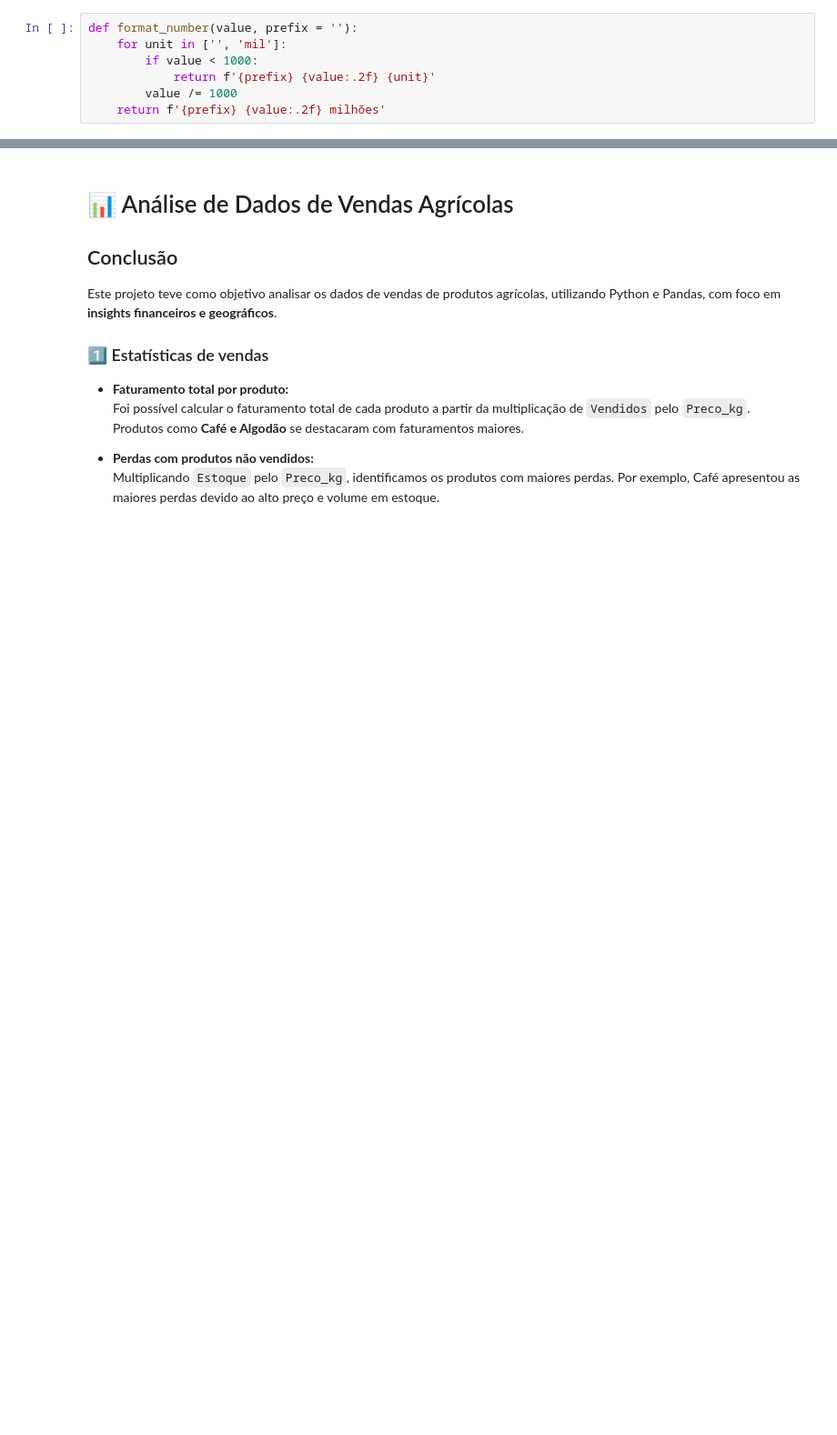
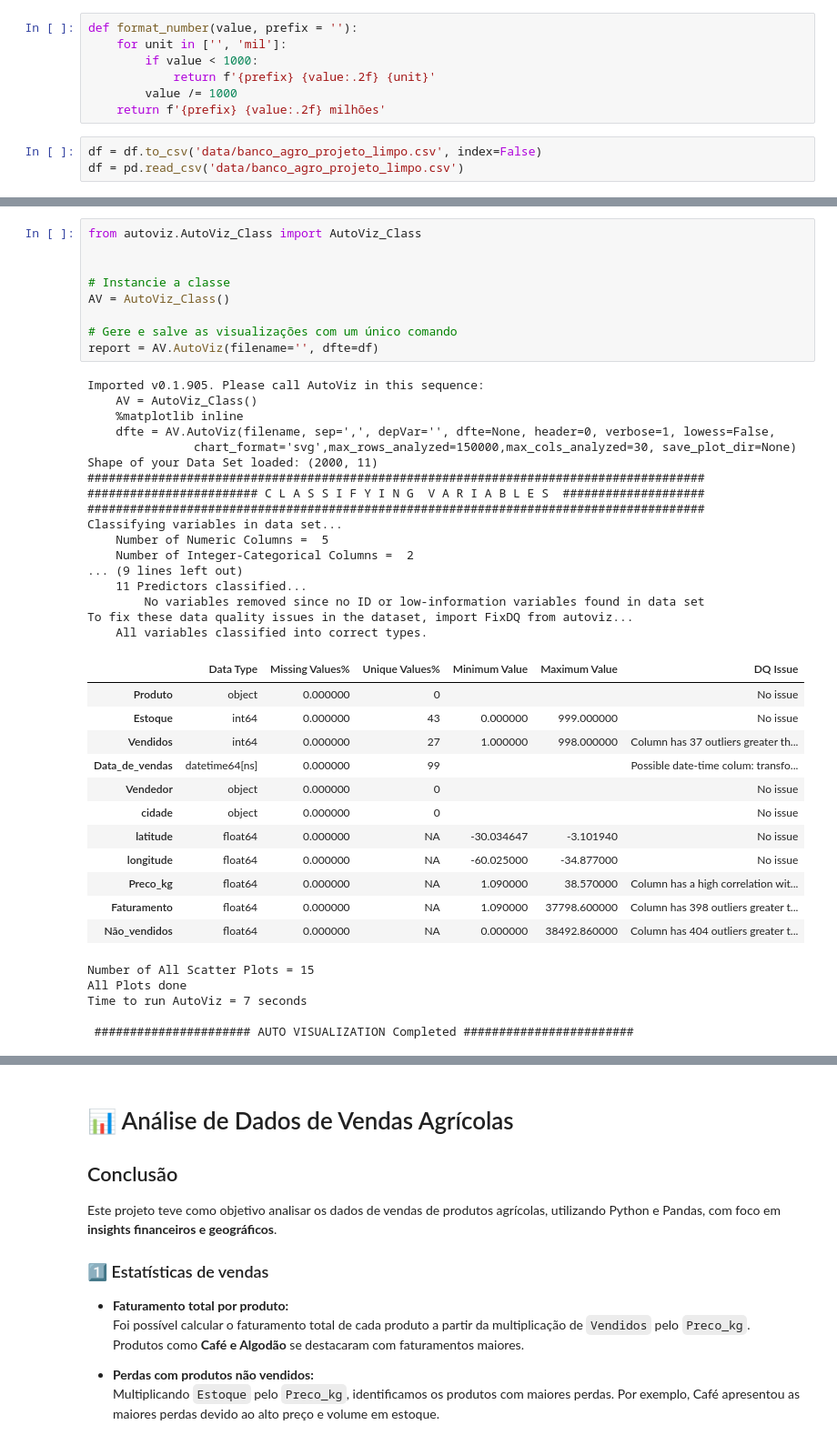
Before and after one commit to DONkay-007/Analise_Completa, a Jupyter notebook: calculations.ipynb, the cells around one changed output, grey strips where cells are left out. Shown: that part at 91% size. Cells and saved outputs as stored; diff of their text form; blank space fills up the shorter version.

Commit message:
Finalizando o projeto

```diff
--- a/calculations.ipynb
+++ b/calculations.ipynb
@@ -459,3 +485,6 @@ def format_number(value, prefix = ''):
             return f'{prefix} {value:.2f} {unit}'
         value /= 1000
     return f'{prefix} {value:.2f} milhões'
+# %%
+df = df.to_csv('data/banco_agro_projeto_limpo.csv', index=False)
+df = pd.read_csv('data/banco_agro_projeto_limpo.csv')
@@ -461,0 +506,44 @@ def format_number(value, prefix = ''):
+# %%
+from autoviz.AutoViz_Class import AutoViz_Class
+
+
+# Instancie a classe
+AV = AutoViz_Class()
+
+# Gere e salve as visualizações com um único comando
+report = AV.AutoViz(filename='', dfte=df)
+# %% [output]
+Imported v0.1.905. Please call AutoViz in this sequence:
+    AV = AutoViz_Class()
+    %matplotlib inline
+    dfte = AV.AutoViz(filename, sep=',', depVar='', dfte=None, header=0, verbose=1, lowess=False,
+               chart_format='svg',max_rows_analyzed=150000,max_cols_analyzed=30, save_plot_dir=None)
+Shape of your Data Set loaded: (2000, 11)
+#######################################################################################
+######################## C L A S S I F Y I N G  V A R I A B L E S  ####################
+#######################################################################################
+Classifying variables in data set...
+    Number of Numeric Columns =  5
+    Number of Integer-Categorical Columns =  2
+... (9 lines left out)
+    11 Predictors classified...
+        No variables removed since no ID or low-information variables found in data set
+To fix these data quality issues in the dataset, import FixDQ from autoviz...
+    All variables classified into correct types.
+|  | Data Type | Missing Values% | Unique Values% | Minimum Value | Maximum Value | DQ Issue |
+| Produto | object | 0.000000 | 0 |  |  | No issue |
+| Estoque | int64 | 0.000000 | 43 | 0.000000 | 999.000000 | No issue |
+| Vendidos | int64 | 0.000000 | 27 | 1.000000 | 998.000000 | Column has 37 outliers greater th... |
+| Data_de_vendas | datetime64[ns] | 0.000000 | 99 |  |  | Possible date-time colum: transfo... |
+| Vendedor | object | 0.000000 | 0 |  |  | No issue |
+| cidade | object | 0.000000 | 0 |  |  | No issue |
+| latitude | float64 | 0.000000 | NA | -30.034647 | -3.101940 | No issue |
+| longitude | float64 | 0.000000 | NA | -60.025000 | -34.877000 | No issue |
+| Preco_kg | float64 | 0.000000 | NA | 1.090000 | 38.570000 | Column has a high correlation wit... |
+| Faturamento | float64 | 0.000000 | NA | 1.090000 | 37798.600000 | Column has 398 outliers greater t... |
+| Não_vendidos | float64 | 0.000000 | NA | 0.000000 | 38492.860000 | Column has 404 outliers greater t... |
+Number of All Scatter Plots = 15
+All Plots done
+Time to run AutoViz = 7 seconds
+
+ ###################### AUTO VISUALIZATION Completed ########################
```
Also changed, not shown: parts of 12 cells of this notebook, 7 other files.
